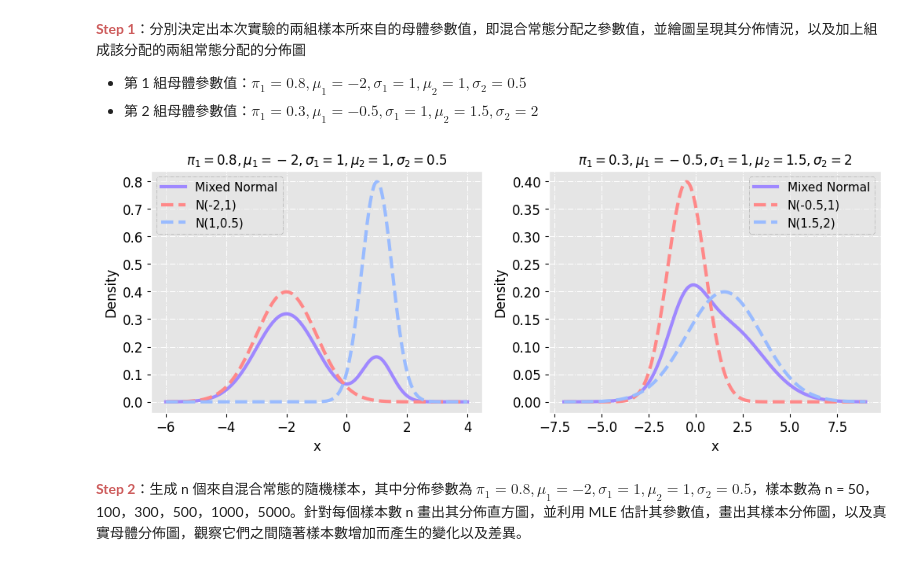
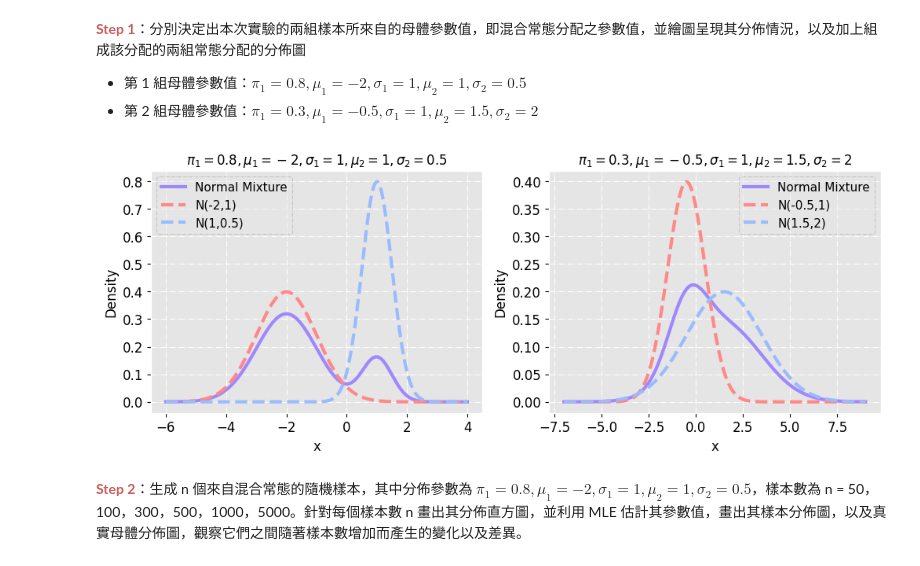
Before and after one commit to shengsia02/StatComp, a Jupyter notebook: hw5/StatComp_411078064_Normal_Mixture.ipynb, the cells around one changed output. Cells and saved outputs as stored; diff of their text form; code cells hidden in the pictures.

```diff
--- a/hw5/StatComp_411078064_Normal_Mixture.ipynb
+++ b/hw5/StatComp_411078064_Normal_Mixture.ipynb
@@ -42,35 +42,35 @@ pi1s = [0.8, 0.3]
 mu1s, s1s = [-2, -0.5], [1, 1]
 mu2s, s2s = [1, 1.5], [0.5, 2]
 x_ranges = [-6, -7]
 y_ranges = [4, 9]
 
 plt.style.use('ggplot')
 fig, axs = plt.subplots(1, 2, figsize = (12, 4))
 
 for i, (pi1, mu1, s1, mu2, s2, x_range, y_range) in enumerate(zip(pi1s, mu1s, s1s, mu2s, s2s, x_ranges, y_ranges)):
     f = lambda x: pi1 * norm.pdf(x, mu1, s1) + (1 - pi1) * norm.pdf(x, mu2, s2)
     x = np.linspace(x_range, y_range, 1000)
     y = f(x)
 
     ax = axs.ravel()
-    ax[i].plot(x, y, color = '#9F88FF', label = 'Mixed Normal', linewidth = 3)
+    ax[i].plot(x, y, color = '#9F88FF', label = 'Normal Mixture', linewidth = 3)
     ax[i].plot(x, norm.pdf(x, mu1, s1), color = '#FF8888', linestyle = '--', linewidth = 3
                , label = 'N({},{})'.format(mu1, s1))
     ax[i].plot(x, norm.pdf(x, mu2, s2), color = '#99BBFF', linestyle = '--', linewidth = 3
                , label = 'N({},{})'.format(mu2, s2))
     ax[i].set_title('$\pi_1 = {}, \mu_1 = {}, \sigma_1 = {}, \mu_2 = {}, \sigma_2 = {}$' \
                     .format(pi1, mu1, s1, mu2, s2), fontsize = 12, color = 'black')
     ax[i].set_xlabel('x', fontsize = 12, color = 'black')
     ax[i].set_ylabel('Density', fontsize = 12, color = 'black')
     ax[i].grid(True, linestyle = '-.')
     ax[i].tick_params(axis = 'both', labelsize = 12, colors = 'black')
     lgd = ax[i].legend(edgecolor = '#666666', prop = {'size': 11})
     lgd.get_frame().set_linestyle('-.')
     lgd.get_frame().set_alpha(0.4)
 
 plt.show()
 # %% [output]
-[figure, old version]
+[figure, new version]
 # %% [markdown]
 **<font color=indianred>Step 2</font>**：生成 n 個來自混合常態的隨機樣本，其中分佈參數為 $\pi_1 = 0.8, \mu_1 = -2, \sigma_1 = 1, \mu_2 = 1, \sigma_2 = 0.5$，樣本數為 n = 50，100，300，500，1000，5000。針對每個樣本數 n 畫出其分佈直方圖，並利用 MLE 估計其參數值，畫出其樣本分佈圖，以及真實母體分佈圖，觀察它們之間隨著樣本數增加而產生的變化以及差異。
 # %%
```
Also changed, not shown: 2 other files.
